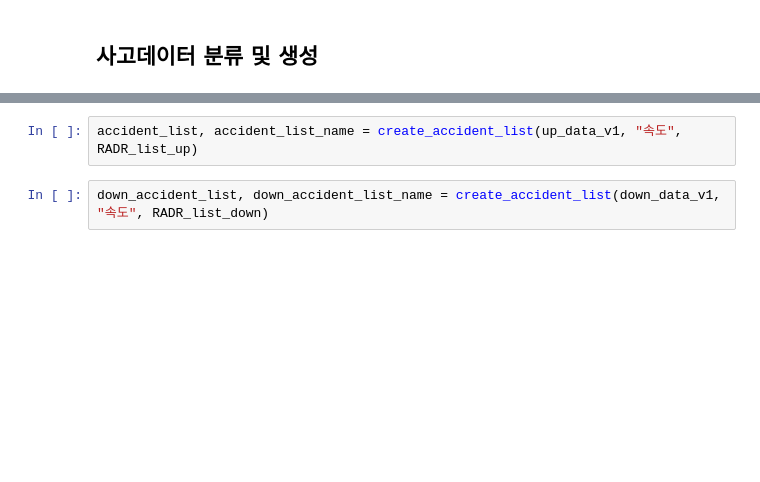
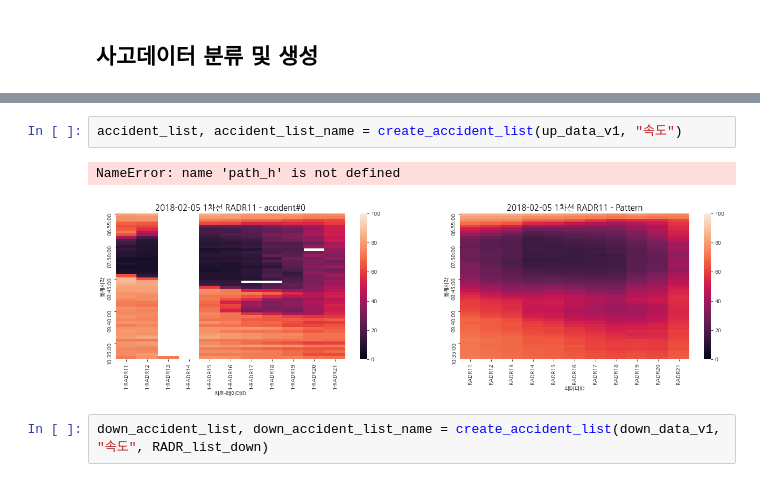
Before and after one commit to bok9504/Lab_work, a Jupyter notebook: 1. 데이터 분석.ipynb, the cells around one changed output, grey strips where cells are left out. Cells and saved outputs as stored; diff of their text form; blank space fills up the shorter version.

```diff
--- a/1. 데이터 분석.ipynb
+++ b/1. 데이터 분석.ipynb
@@ -268,5 +41,8 @@ def create_accident_list(dataset, values, RADR_list):
 # %%
-accident_list, accident_list_name = create_accident_list(up_data_v1, "속도", RADR_list_up)
+accident_list, accident_list_name = create_accident_list(up_data_v1, "속도")
+# %% [output]
+NameError: name 'path_h' is not defined
+[figure, added]
 # %%
 down_accident_list, down_accident_list_name = create_accident_list(down_data_v1, "속도", RADR_list_down)
 # %%
```
Also changed, not shown: parts of 11 cells of this notebook, 1 other file.
